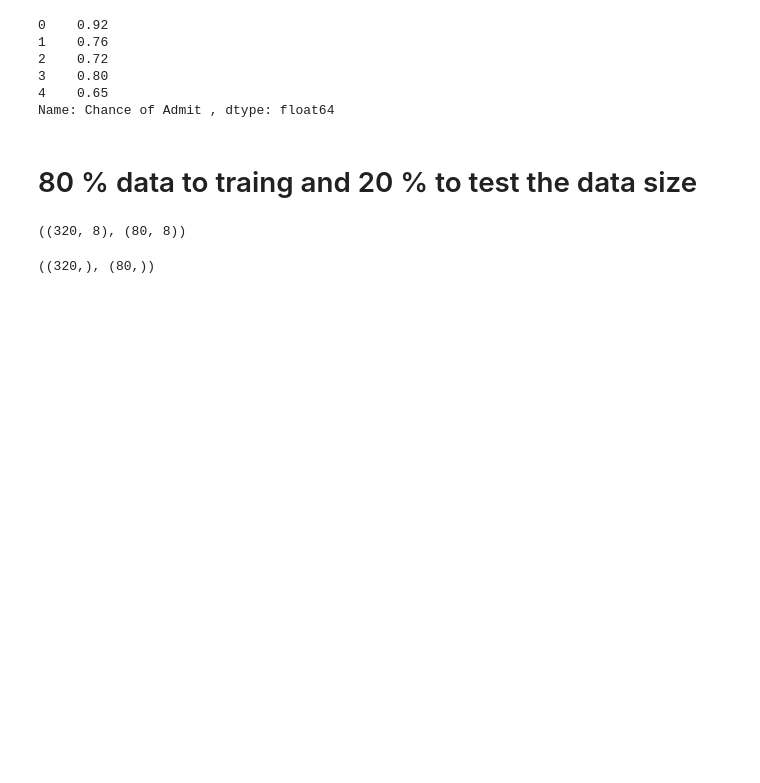
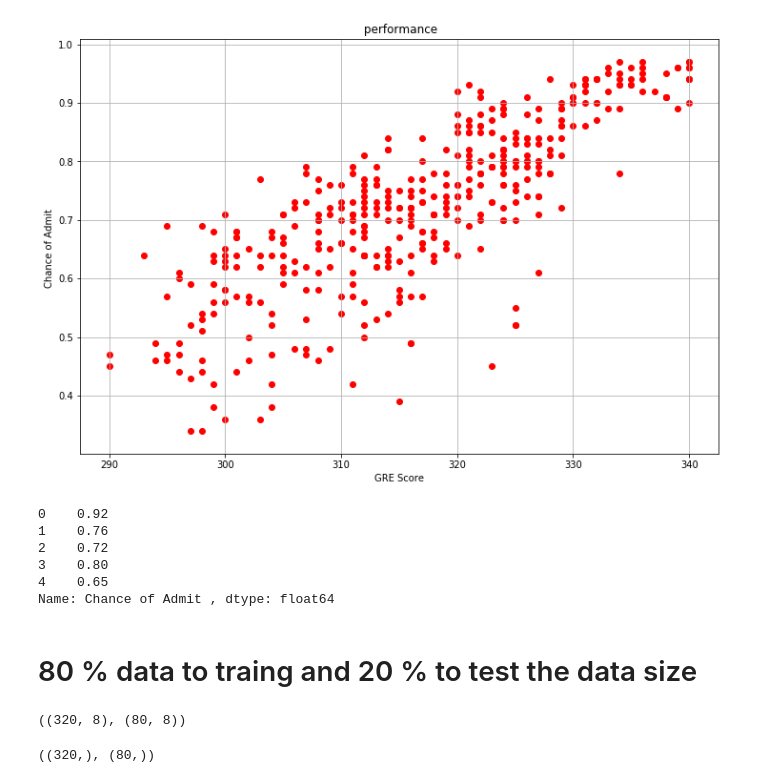
Before and after one commit to ragalaa/Directory, a Jupyter notebook: Regression_with_Multivariate_data_analysis.ipynb, the cells around one changed output. Saved outputs shown, nothing was run; the diff lists cells and outputs as text; code cells hidden in the pictures; blank space fills up the shorter version.

```diff
--- a/Regression_with_Multivariate_data_analysis.ipynb
+++ b/Regression_with_Multivariate_data_analysis.ipynb
@@ -21,3 +65,11 @@ admission_data.head()
+# %%
+fig, ax = plt.subplots(figsize = (12,8))
+plt.scatter(admission_data['GRE Score'], admission_data['Chance of Admit '], color= 'red')
+ax.set(xlabel='GRE Score', ylabel= 'Chance of Admit ', title=" performance" )
+ax.grid()
+plt.show()
+# %% [output]
+[figure, added]
 # %%
 X = admission_data.drop('Chance of Admit ', axis =1)
 y = admission_data['Chance of Admit ']
```
Also changed, not shown: parts of 4 cells of this notebook.
